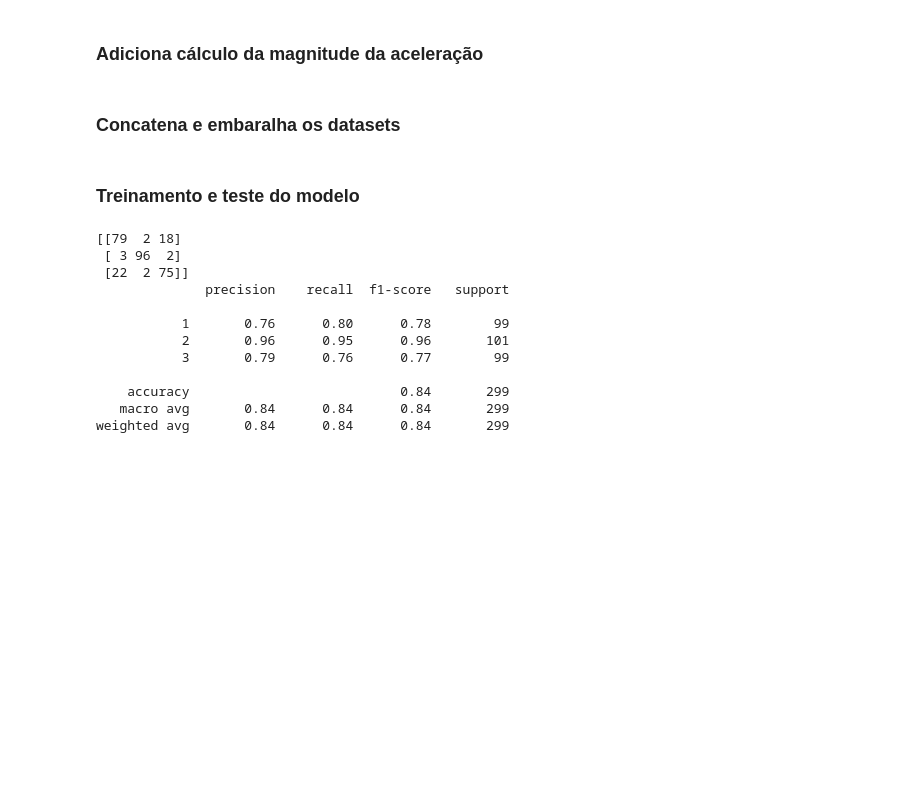
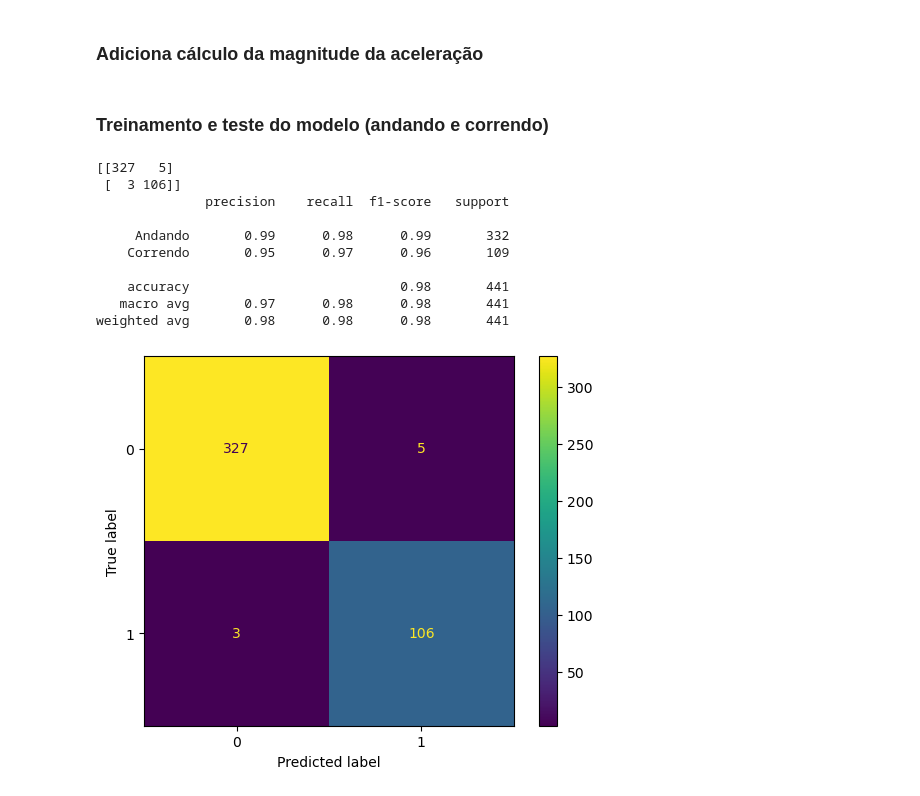
Before and after one commit to juliaborgess18/classificador-de-padroes-de-mobilidade, a Jupyter notebook: src/ml/decision_tree.ipynb, the cells around one changed output. Cells and saved outputs as stored; diff of their text form; code cells hidden in the pictures; blank space fills up the shorter version.

```diff
--- a/src/ml/decision_tree.ipynb
+++ b/src/ml/decision_tree.ipynb
@@ -38,2 +68,0 @@ df_correndo['MAGNITUDE_ACEL']  = np.sqrt(df_correndo['acelX']**2 + df_correndo['
-# %% [markdown]
-### Concatena e embaralha os datasets
@@ -43,29 +69,36 @@ df_embaralhado = df_completo.sample(frac=1).reset_index(drop=True)
 # %% [markdown]
-### Treinamento e teste do modelo
+### Treinamento e teste do modelo (andando e correndo)
 # %%
-X_train, X_test, y_train, y_test = train_test_split(df_embaralhado[['acelX', 'acelY', 'acelZ']], df_embaralhado['idTipoMovimento'], test_size=0.2, random_state=42)
+df_andando_e_correndo = pd.concat([df_andando, df_correndo])
+
+X_train, X_test, y_train, y_test = train_test_split(df_andando_e_correndo[['acelX', 'acelY', 'acelZ', 'MAGNITUDE_ACEL']], df_andando_e_correndo['idTipoMovimento'], test_size=0.2, random_state=42)
 
 scaler = StandardScaler()
 X_train = scaler.fit_transform(X_train)
 X_test = scaler.transform(X_test)
 
 tree = DecisionTreeClassifier(random_state=42)
 tree.fit(X_train, y_train)
 
 y_pred = tree.predict(X_test)
 
 print(confusion_matrix(y_test, y_pred))
 print(classification_report(y_test, y_pred))
+
+cm = confusion_matrix(y_test, y_pred)
+
+disp = ConfusionMatrixDisplay(confusion_matrix=cm)
+disp.plot()
+plt.savefig('C:\\classificador-de-padroes-de-mobilidade\\results\\graphs\\dt_matriz_confusao_andando_correndo.png', dpi=300, bbox_inches='tight')
 # %% [output]
-[[79  2 18]
- [ 3 96  2]
- [22  2 75]]
+[[327   5]
+ [  3 106]]
               precision    recall  f1-score   support
 
-           1       0.76      0.80      0.78        99
-           2       0.96      0.95      0.96       101
-           3       0.79      0.76      0.77        99
+     Andando       0.99      0.98      0.99       332
+    Correndo       0.95      0.97      0.96       109
 
-    accuracy                           0.84       299
-   macro avg       0.84      0.84      0.84       299
-weighted avg       0.84      0.84      0.84       299
+    accuracy                           0.98       441
+   macro avg       0.97      0.98      0.98       441
+weighted avg       0.98      0.98      0.98       441
+[figure, added]
```
Also changed, not shown: parts of 10 cells of this notebook, 9 other files.
